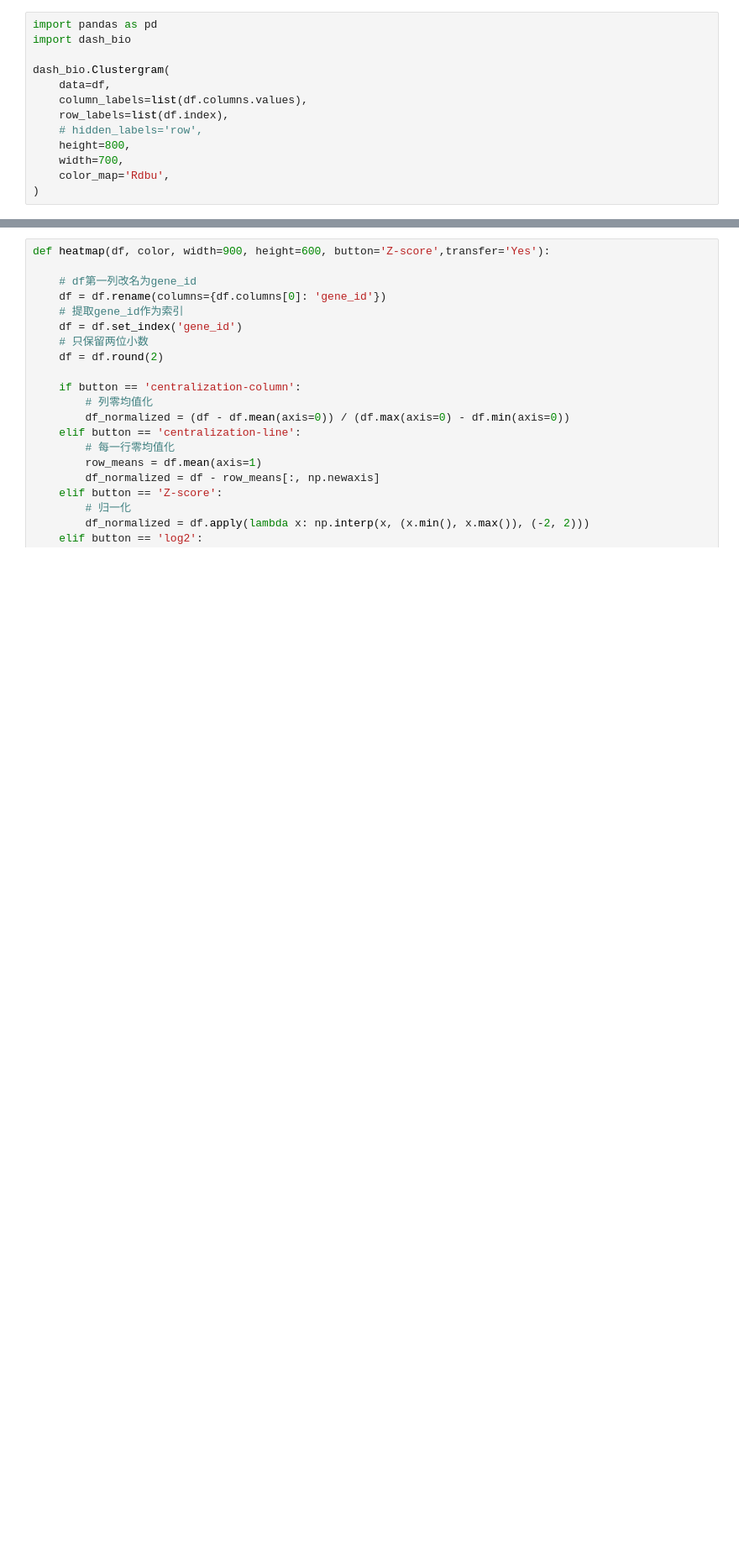
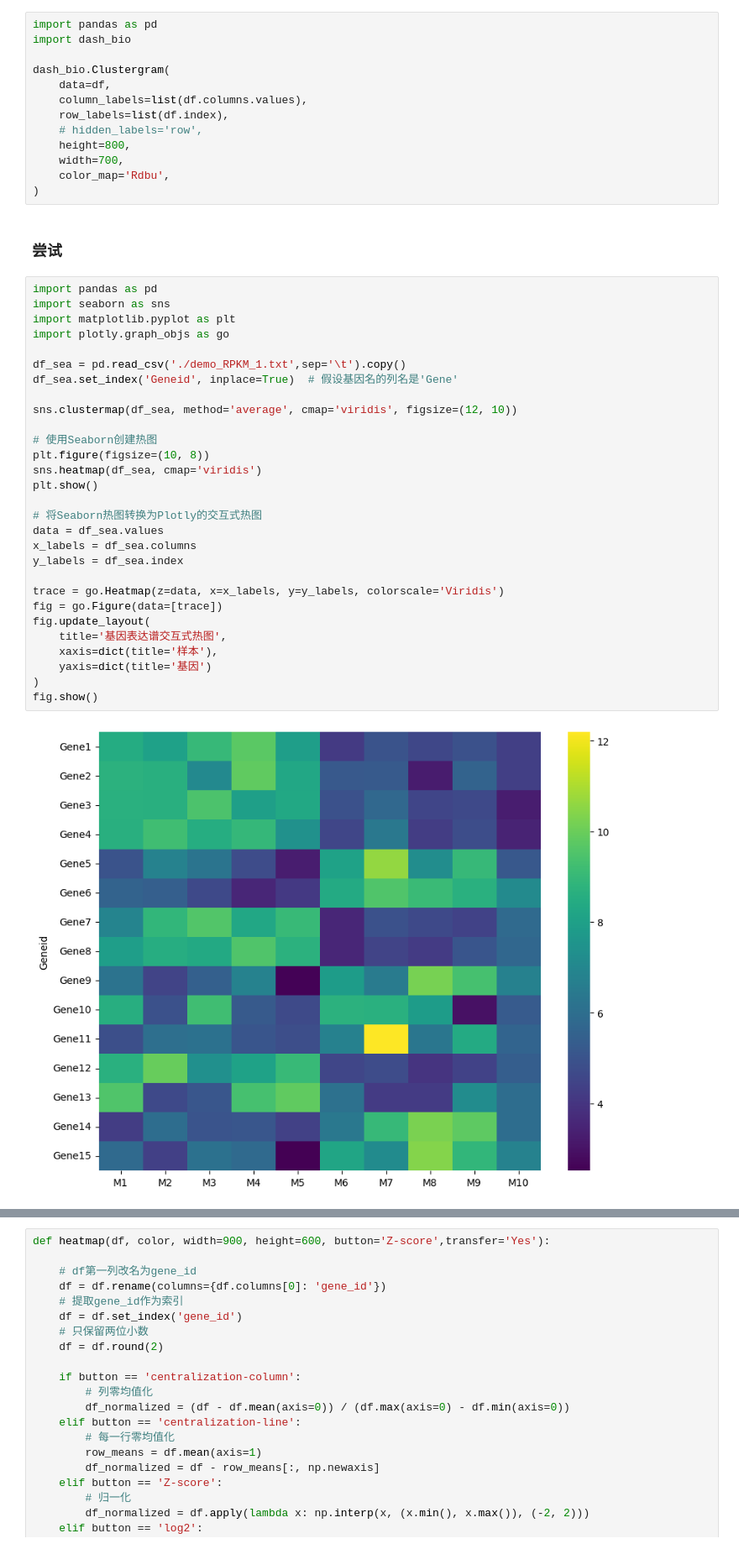
Before and after one commit to dongchen1998/code, a Jupyter notebook: mtd/code/Vsualization/关联分析/heatmap.ipynb, the cells around one changed output, grey strips where cells are left out. Shown at 84% size. Saved outputs shown, nothing was run; the diff lists cells and outputs as text; blank space fills up the shorter version.

```diff
--- a/mtd/code/Vsualization/关联分析/heatmap.ipynb
+++ b/mtd/code/Vsualization/关联分析/heatmap.ipynb
@@ -28,5 +29,38 @@ dash_bio.Clustergram(
     width=700,
     color_map='Rdbu',
 )
+# %% [markdown]
+### 尝试
+# %%
+import pandas as pd
+import seaborn as sns
+import matplotlib.pyplot as plt
+import plotly.graph_objs as go
+
+df_sea = pd.read_csv('./demo_RPKM_1.txt',sep='\t').copy()
+df_sea.set_index('Geneid', inplace=True)  # 假设基因名的列名是'Gene'
+
+sns.clustermap(df_sea, method='average', cmap='viridis', figsize=(12, 10))
+
+# 使用Seaborn创建热图
+plt.figure(figsize=(10, 8))
+sns.heatmap(df_sea, cmap='viridis')
+plt.show()
+
+# 将Seaborn热图转换为Plotly的交互式热图
+data = df_sea.values
+x_labels = df_sea.columns
+y_labels = df_sea.index
+
+trace = go.Heatmap(z=data, x=x_labels, y=y_labels, colorscale='Viridis')
+fig = go.Figure(data=[trace])
+fig.update_layout(
+    title='基因表达谱交互式热图',
+    xaxis=dict(title='样本'),
+    yaxis=dict(title='基因')
+)
+fig.show()
+# %% [output]
+[figure, added]
 # %% [markdown]
 ### 方式1
```
Also changed, not shown: parts of 4 cells of this notebook.
